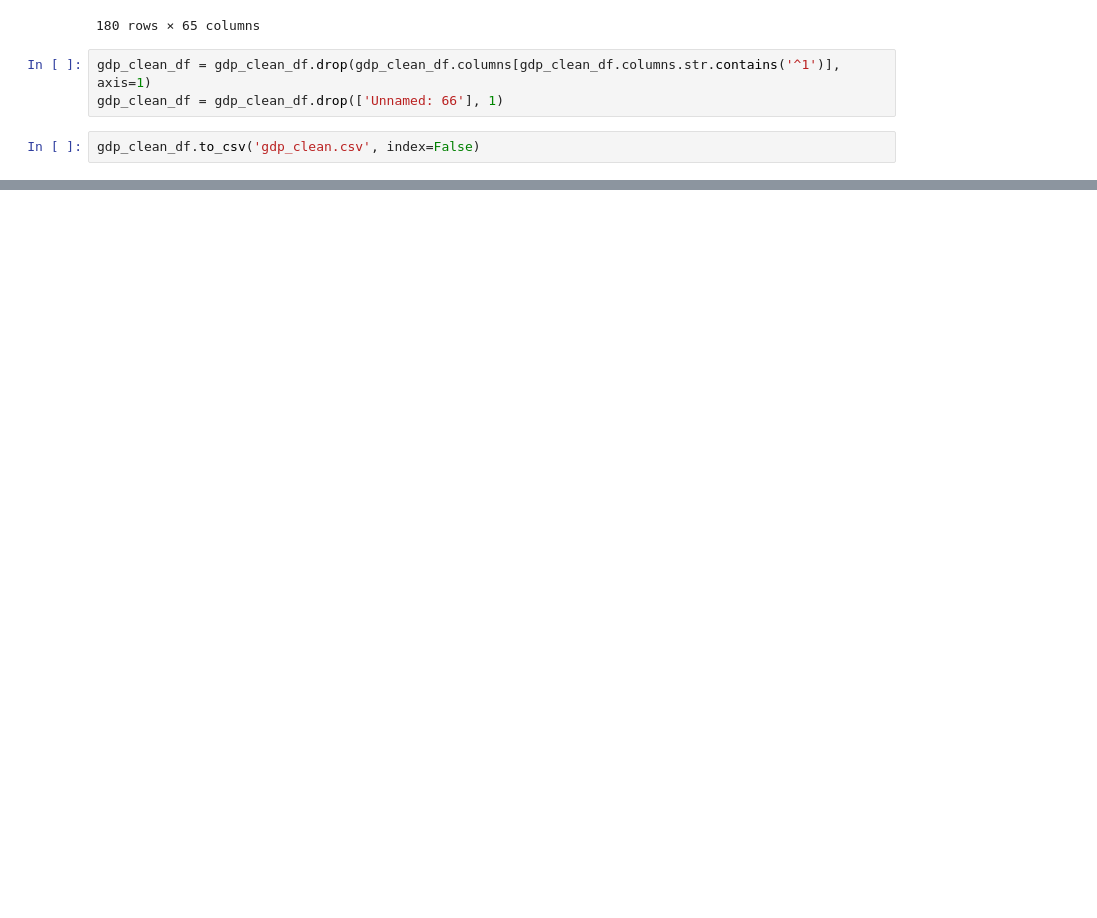
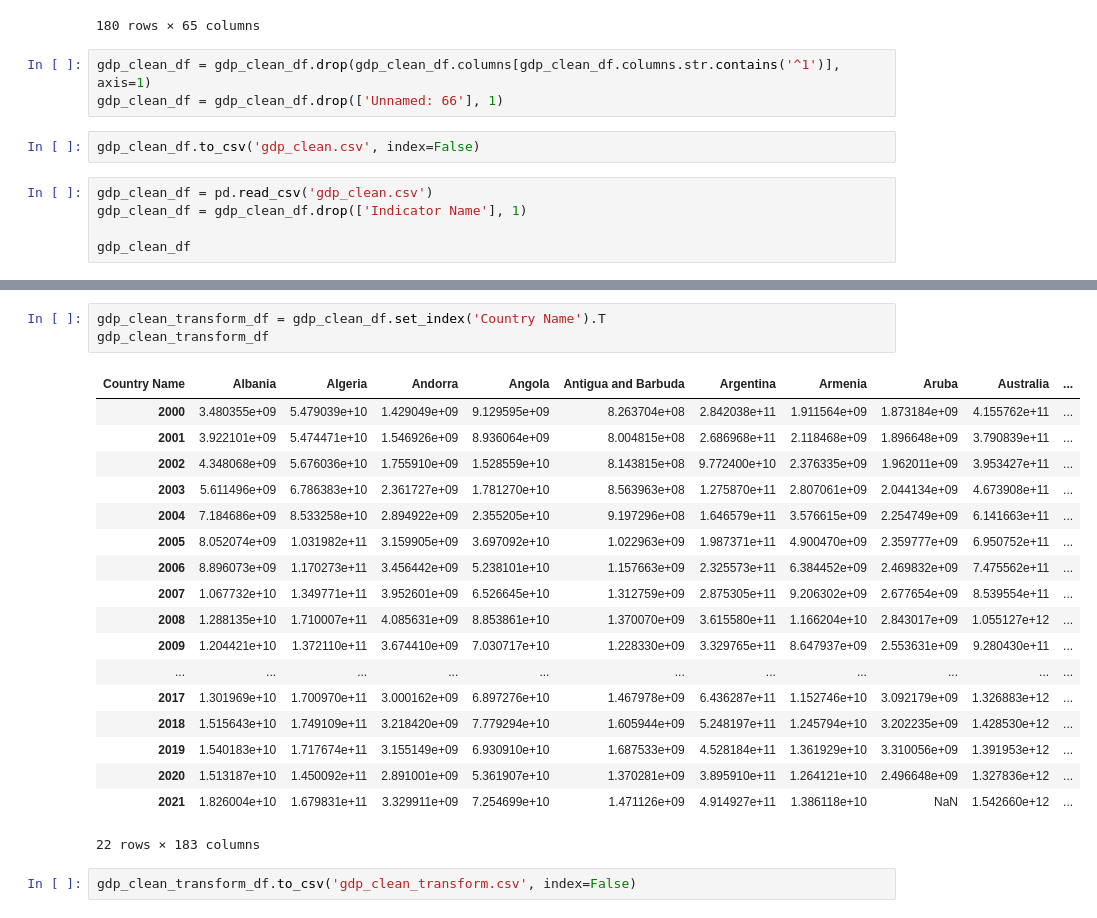
Before and after one commit to AndrewZinc/Expect_Life, a Jupyter notebook: Clean_Data/data_cleaning_gdp.ipynb, the cells around one changed output, grey strips where cells are left out. Cells and saved outputs as stored; diff of their text form; blank space fills up the shorter version.

```diff
--- a/Clean_Data/data_cleaning_gdp.ipynb
+++ b/Clean_Data/data_cleaning_gdp.ipynb
@@ -132,3 +132,8 @@ gdp_clean_df = gdp_clean_df.drop(gdp_clean_df.columns[gdp_clean_df.columns.str.c
 gdp_clean_df = gdp_clean_df.drop(['Unnamed: 66'], 1)
 # %%
 gdp_clean_df.to_csv('gdp_clean.csv', index=False)
+# %%
+gdp_clean_df = pd.read_csv('gdp_clean.csv')
+gdp_clean_df = gdp_clean_df.drop(['Indicator Name'], 1)
+
+gdp_clean_df
@@ -134,0 +154,24 @@ gdp_clean_df.to_csv('gdp_clean.csv', index=False)
+# %%
+gdp_clean_transform_df = gdp_clean_df.set_index('Country Name').T
+gdp_clean_transform_df
+# %% [output]
+| Country Name | Albania | Algeria | Andorra | Angola | Antigua and Barbuda | Argentina | Armenia | Aruba | Australia | ... |
+| 2000 | 3.480355e+09 | 5.479039e+10 | 1.429049e+09 | 9.129595e+09 | 8.263704e+08 | 2.842038e+11 | 1.911564e+09 | 1.873184e+09 | 4.155762e+11 | ... |
+| 2001 | 3.922101e+09 | 5.474471e+10 | 1.546926e+09 | 8.936064e+09 | 8.004815e+08 | 2.686968e+11 | 2.118468e+09 | 1.896648e+09 | 3.790839e+11 | ... |
+| 2002 | 4.348068e+09 | 5.676036e+10 | 1.755910e+09 | 1.528559e+10 | 8.143815e+08 | 9.772400e+10 | 2.376335e+09 | 1.962011e+09 | 3.953427e+11 | ... |
+| 2003 | 5.611496e+09 | 6.786383e+10 | 2.361727e+09 | 1.781270e+10 | 8.563963e+08 | 1.275870e+11 | 2.807061e+09 | 2.044134e+09 | 4.673908e+11 | ... |
+| 2004 | 7.184686e+09 | 8.533258e+10 | 2.894922e+09 | 2.355205e+10 | 9.197296e+08 | 1.646579e+11 | 3.576615e+09 | 2.254749e+09 | 6.141663e+11 | ... |
+| 2005 | 8.052074e+09 | 1.031982e+11 | 3.159905e+09 | 3.697092e+10 | 1.022963e+09 | 1.987371e+11 | 4.900470e+09 | 2.359777e+09 | 6.950752e+11 | ... |
+| 2006 | 8.896073e+09 | 1.170273e+11 | 3.456442e+09 | 5.238101e+10 | 1.157663e+09 | 2.325573e+11 | 6.384452e+09 | 2.469832e+09 | 7.475562e+11 | ... |
+| 2007 | 1.067732e+10 | 1.349771e+11 | 3.952601e+09 | 6.526645e+10 | 1.312759e+09 | 2.875305e+11 | 9.206302e+09 | 2.677654e+09 | 8.539554e+11 | ... |
+| 2008 | 1.288135e+10 | 1.710007e+11 | 4.085631e+09 | 8.853861e+10 | 1.370070e+09 | 3.615580e+11 | 1.166204e+10 | 2.843017e+09 | 1.055127e+12 | ... |
+| 2009 | 1.204421e+10 | 1.372110e+11 | 3.674410e+09 | 7.030717e+10 | 1.228330e+09 | 3.329765e+11 | 8.647937e+09 | 2.553631e+09 | 9.280430e+11 | ... |
+| ... | ... | ... | ... | ... | ... | ... | ... | ... | ... | ... |
+| 2017 | 1.301969e+10 | 1.700970e+11 | 3.000162e+09 | 6.897276e+10 | 1.467978e+09 | 6.436287e+11 | 1.152746e+10 | 3.092179e+09 | 1.326883e+12 | ... |
+| 2018 | 1.515643e+10 | 1.749109e+11 | 3.218420e+09 | 7.779294e+10 | 1.605944e+09 | 5.248197e+11 | 1.245794e+10 | 3.202235e+09 | 1.428530e+12 | ... |
+| 2019 | 1.540183e+10 | 1.717674e+11 | 3.155149e+09 | 6.930910e+10 | 1.687533e+09 | 4.528184e+11 | 1.361929e+10 | 3.310056e+09 | 1.391953e+12 | ... |
+| 2020 | 1.513187e+10 | 1.450092e+11 | 2.891001e+09 | 5.361907e+10 | 1.370281e+09 | 3.895910e+11 | 1.264121e+10 | 2.496648e+09 | 1.327836e+12 | ... |
+| 2021 | 1.826004e+10 | 1.679831e+11 | 3.329911e+09 | 7.254699e+10 | 1.471126e+09 | 4.914927e+11 | 1.386118e+10 | NaN | 1.542660e+12 | ... |
+22 rows × 183 columns
+# %%
+gdp_clean_transform_df.to_csv('gdp_clean_transform.csv', index=False)
```
Also changed, not shown: parts of 2 cells of this notebook, 8 other files.
